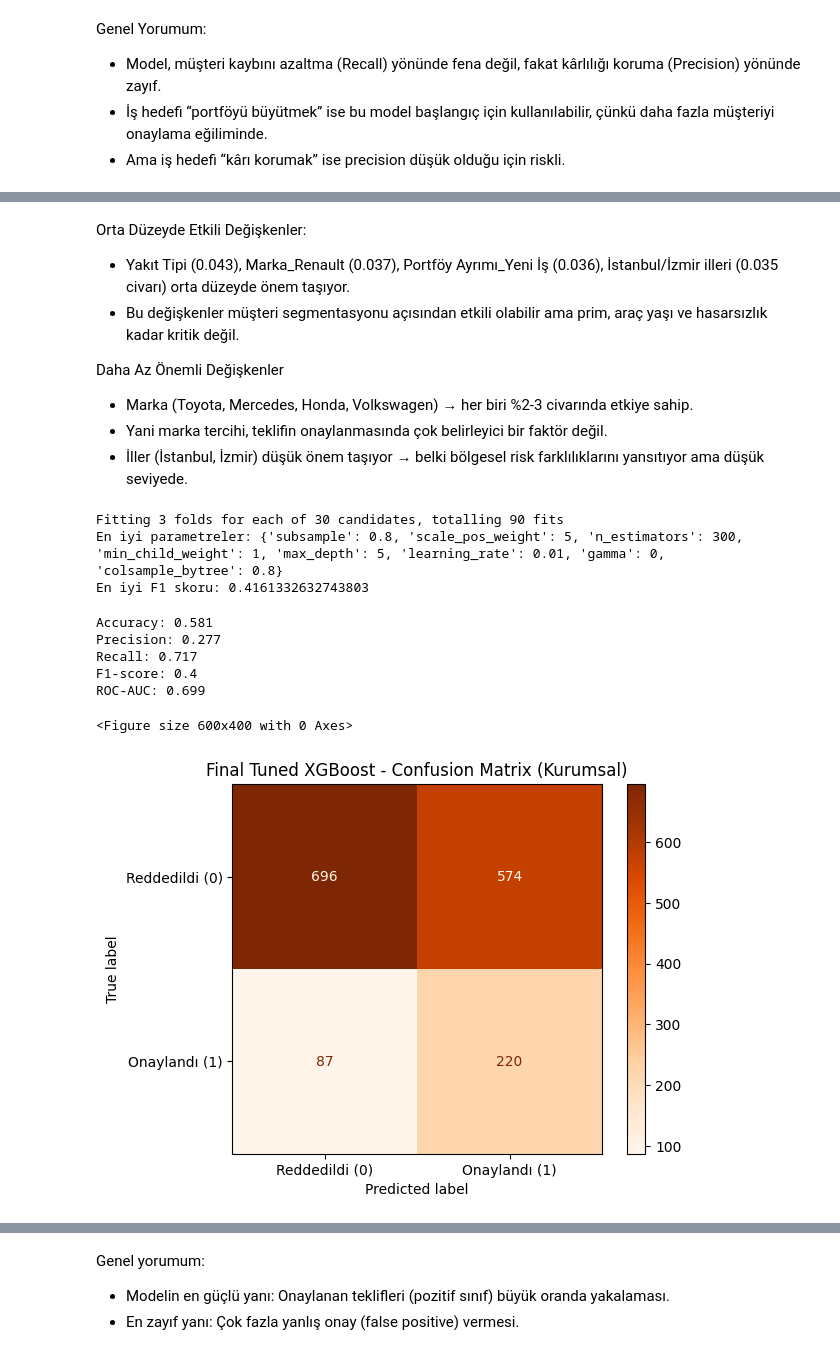
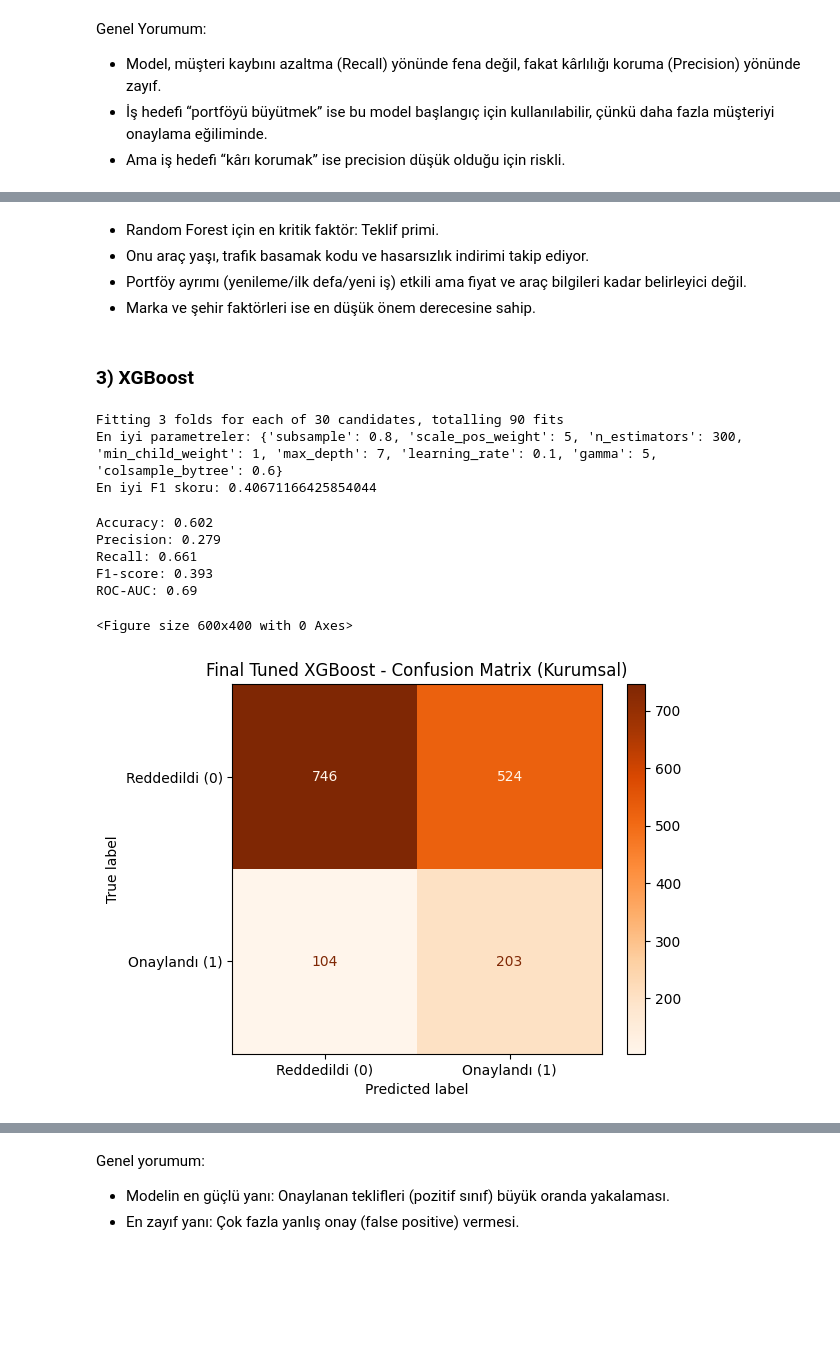
Before and after one commit to incieryilmazz/Insurance--Project, a Jupyter notebook: Tahminleme Modeli Çalışması.ipynb, the cells around one changed output, grey strips where cells are left out. Cells and saved outputs as stored; diff of their text form; code cells hidden in the pictures; blank space fills up the shorter version.

```diff
--- a/Tahminleme Modeli Çalışması.ipynb
+++ b/Tahminleme Modeli Çalışması.ipynb
@@ -108 +108,8 @@ df.describe().T
 - Teklif numarası kontrol edelim, tüm satırlar eşsiz gözlemi mi ifade ediyor
+# %%
+pd.set_option("display.float_format", "{:.0f}".format) # pandasta float gösterimini düzeltir. 18743.0 yerine 18743 yapar
+# Teklif primi değerlerini binlik olarak düzelt
+df["TEKLİF PRİMİ"] = df["TEKLİF PRİMİ"].astype(str).str.replace(".", "", regex=False).astype(float)# Teklif primini tam sayıya çevir
+
+# Kontrol edelim
+df.head()
@@ -355,4 +376,11 @@ Onaylanan tekliflerin neredeyse tamamı düşük primlerde gerçekleşmektedir.
 # %%
 # Teklif primi sütununu diğer değişkenlerle beraber incelerken dağılım daha normal olması için log dönüşüm yapalım
 # Log dönüşümü (aykırı değer etkisini azaltmak için)
-df["TEKLİF PRİMİ"] = np.log1p(df["TEKLİF PRİMİ"])
+# Teklif primini log10 tabanında dönüştürelim
+df["TEKLİF PRİMİ"] = np.log10(df["TEKLİF PRİMİ"])
+
+# ondalık basamak göstersin
+pd.set_option("display.float_format", "{:.4f}".format)
+
+# Kontrol edelim
+print(df[["TEKLİF PRİMİ"]].head())
@@ -1358,16 +1308,15 @@ En iyi F1 skoru: 0.402457433700794
 # %%
 # Final Random Forest modeli
 rf_best = RandomForestClassifier(
-    n_estimators=100,
+    n_estimators=800,
     max_depth=10,
-    min_samples_split=10,
+    min_samples_split=5,
     min_samples_leaf=4,
     max_features="log2",
     class_weight="balanced",
     random_state=42,
     n_jobs=-1
 )
-
 # Modeli eğit
 rf_best.fit(X_train, y_train)
 
@@ -1469,12 +1400,10 @@ Portföy Ayrımı – Yenileme (0.080)
-# %% [markdown]
-Orta Düzeyde Etkili Değişkenler:
-- Yakıt Tipi (0.043), Marka_Renault (0.037), Portföy Ayrımı_Yeni İş (0.036), İstanbul/İzmir illeri (0.035 civarı) orta düzeyde önem taşıyor.
-- Bu değişkenler müşteri segmentasyonu açısından etkili olabilir ama prim, araç yaşı ve hasarsızlık kadar kritik değil.
-
-Daha Az Önemli Değişkenler
-- Marka (Toyota, Mercedes, Honda, Volkswagen) → her biri %2-3 civarında etkiye sahip.
-- Yani marka tercihi, teklifin onaylanmasında çok belirleyici bir faktör değil.
-- İller (İstanbul, İzmir) düşük önem taşıyor → belki bölgesel risk farklılıklarını yansıtıyor ama düşük seviyede.
+# %% [markdown]
+- Random Forest için en kritik faktör: Teklif primi.
+- Onu araç yaşı, trafik basamak kodu ve hasarsızlık indirimi takip ediyor.
+- Portföy ayrımı (yenileme/ilk defa/yeni iş) etkili ama fiyat ve araç bilgileri kadar belirleyici değil.
+- Marka ve şehir faktörleri ise en düşük önem derecesine sahip.
+# %% [markdown]
+### 3) XGBoost
 # %%
 # Parametre aralıkları
 param_dist = {
@@ -1507,8 +1436,8 @@ print("En iyi parametreler:", random_search.best_params_)
 print("En iyi F1 skoru:", random_search.best_score_)
 # %% [output]
 Fitting 3 folds for each of 30 candidates, totalling 90 fits
-En iyi parametreler: {'subsample': 0.8, 'scale_pos_weight': 5, 'n_estimators': 300, 'min_child_weight': 1, 'max_depth': 5, 'learning_rate': 0.01, 'gamma': 0, 'colsample_bytree': 0.8}
-En iyi F1 skoru: 0.4161332632743803
+En iyi parametreler: {'subsample': 0.8, 'scale_pos_weight': 5, 'n_estimators': 300, 'min_child_weight': 1, 'max_depth': 7, 'learning_rate': 0.1, 'gamma': 5, 'colsample_bytree': 0.6}
+En iyi F1 skoru: 0.40671166425854044
 # %%
 # Final Model
 xgb_best = XGBClassifier(
@@ -1518,41 +1447,41 @@ xgb_best = XGBClassifier(
     subsample=0.8,
     scale_pos_weight=5,
     n_estimators=300,
     min_child_weight=1,
-    max_depth=5,
-    learning_rate=0.01,
-    gamma=0,
-    colsample_bytree=0.8,
+    max_depth=7,
+    learning_rate=0.1,
+    gamma=5,
+    colsample_bytree=0.6,
     random_state=42
 )
 
 # Eğitme
 xgb_best.fit(X_train, y_train)
 
 # Tahminler
 y_pred = xgb_best.predict(X_test)
 y_proba = xgb_best.predict_proba(X_test)[:, 1]
 
 # Metrikler
 print("Accuracy:", round(accuracy_score(y_test, y_pred), 3))
 print("Precision:", round(precision_score(y_test, y_pred), 3))
 print("Recall:", round(recall_score(y_test, y_pred), 3))
 print("F1-score:", round(f1_score(y_test, y_pred), 3))
 print("ROC-AUC:", round(roc_auc_score(y_test, y_proba), 3))
 
 # Confusion Matrix
 plt.figure(figsize=(6,4))
 cm = confusion_matrix(y_test, y_pred)
 disp = ConfusionMatrixDisplay(confusion_matrix=cm, display_labels=["Reddedildi (0)", "Onaylandı (1)"])
 disp.plot(cmap="Oranges", values_format="d")
 plt.title("Final Tuned XGBoost - Confusion Matrix (Kurumsal)")
 plt.show()
 # %% [output]
-Accuracy: 0.581
-Precision: 0.277
-Recall: 0.717
-F1-score: 0.4
-ROC-AUC: 0.699
+Accuracy: 0.602
+Precision: 0.279
+Recall: 0.661
+F1-score: 0.393
+ROC-AUC: 0.69
 <Figure size 600x400 with 0 Axes>
-[figure, old version]
+[figure, new version]
 # %% [markdown]
```
Also changed, not shown: parts of 67 cells of this notebook.
